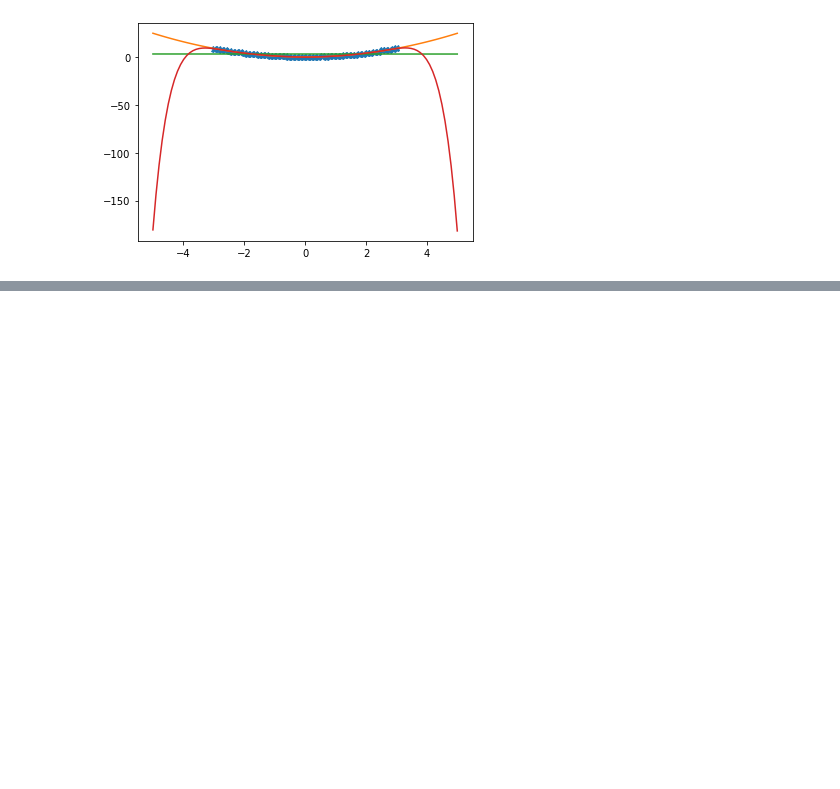
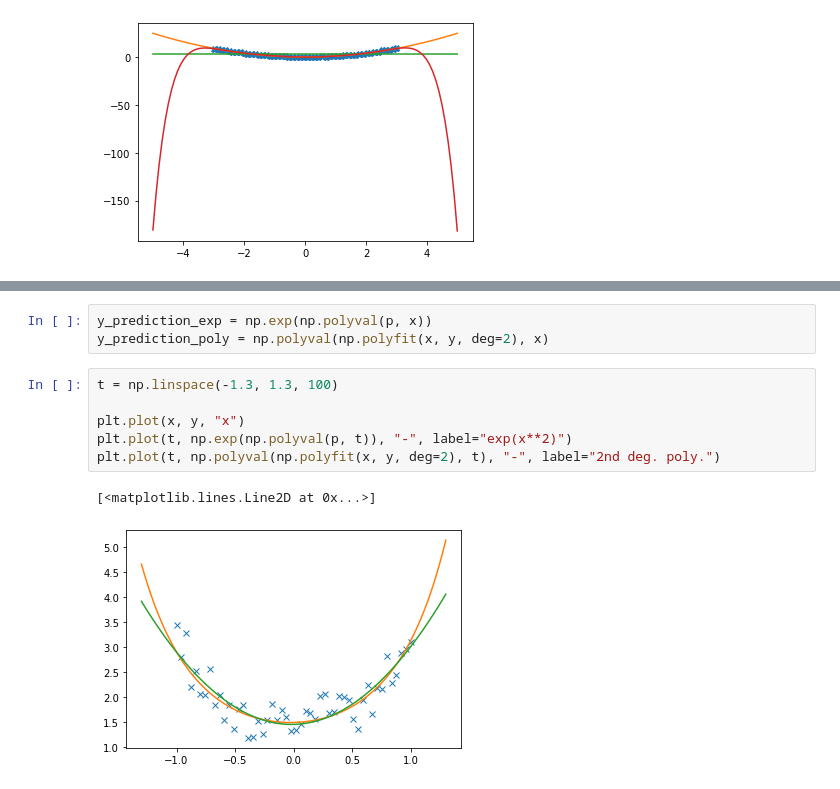
Before and after one commit to jcartus/PythonCourse, a Jupyter notebook: 07_MachineLearning.ipynb, the cells around one changed output, grey strips where cells are left out. Cells and saved outputs as stored; diff of their text form; blank space fills up the shorter version.

```diff
--- a/07_MachineLearning.ipynb
+++ b/07_MachineLearning.ipynb
@@ -48,0 +64,12 @@ plt.plot(t, np.polyval(np.polyfit(x, y, deg=8), t), label="deg1 poly fit")
+# %%
+y_prediction_exp = np.exp(np.polyval(p, x))
+y_prediction_poly = np.polyval(np.polyfit(x, y, deg=2), x)
+# %%
+t = np.linspace(-1.3, 1.3, 100)
+
+plt.plot(x, y, "x")
+plt.plot(t, np.exp(np.polyval(p, t)), "-", label="exp(x**2)")
+plt.plot(t, np.polyval(np.polyfit(x, y, deg=2), t), "-", label="2nd deg. poly.")
+# %% [output]
+[<matplotlib.lines.Line2D at 0x...>]
+[figure, added]
```
Also changed, not shown: parts of 6 cells of this notebook.
